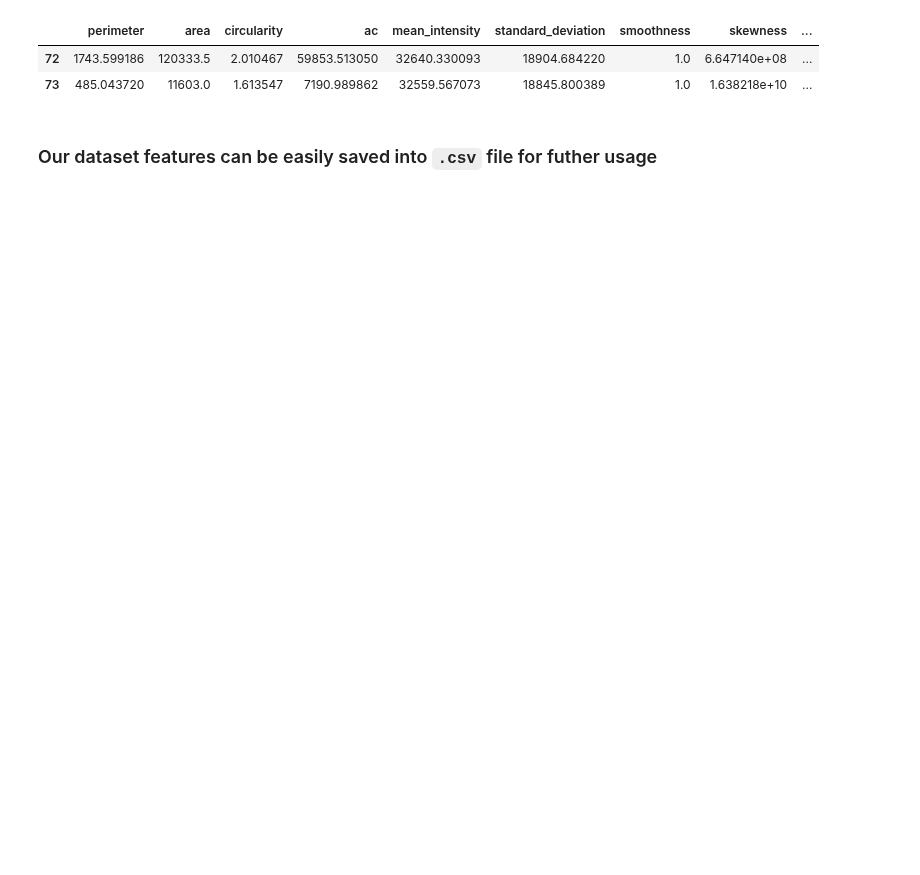
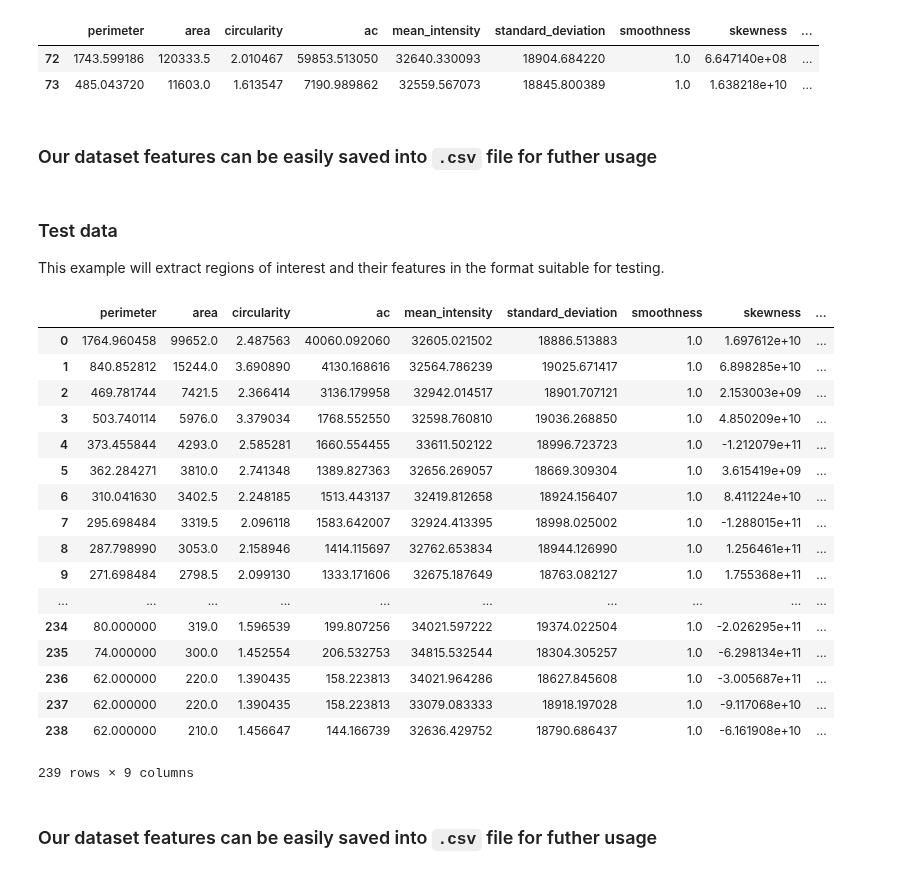
Before and after one commit to OlehKSS/IMMAS, a Jupyter notebook: examples/Features.ipynb, the cells around one changed output. Drawn from its saved outputs; the diff is of its cells as text; code cells hidden in the pictures; blank space fills up the shorter version.

```diff
--- a/examples/Features.ipynb
+++ b/examples/Features.ipynb
@@ -204,0 +252,28 @@ dataset_features.to_csv("./sample-features.csv")
+# %% [markdown]
+### Test data
+This example will extract regions of interest and their features in the format suitable for testing.
+# %%
+dataset_features_test = get_dataset_features(dataset, contour_max_number=None, train=False)
+
+dataset_features_test
+# %% [output]
+|  | perimeter | area | circularity | ac | mean_intensity | standard_deviation | smoothness | skewness | ... |
+| 0 | 1764.960458 | 99652.0 | 2.487563 | 40060.092060 | 32605.021502 | 18886.513883 | 1.0 | 1.697612e+10 | ... |
+| 1 | 840.852812 | 15244.0 | 3.690890 | 4130.168616 | 32564.786239 | 19025.671417 | 1.0 | 6.898285e+10 | ... |
+| 2 | 469.781744 | 7421.5 | 2.366414 | 3136.179958 | 32942.014517 | 18901.707121 | 1.0 | 2.153003e+09 | ... |
+| 3 | 503.740114 | 5976.0 | 3.379034 | 1768.552550 | 32598.760810 | 19036.268850 | 1.0 | 4.850209e+10 | ... |
+| 4 | 373.455844 | 4293.0 | 2.585281 | 1660.554455 | 33611.502122 | 18996.723723 | 1.0 | -1.212079e+11 | ... |
+| 5 | 362.284271 | 3810.0 | 2.741348 | 1389.827363 | 32656.269057 | 18669.309304 | 1.0 | 3.615419e+09 | ... |
+| 6 | 310.041630 | 3402.5 | 2.248185 | 1513.443137 | 32419.812658 | 18924.156407 | 1.0 | 8.411224e+10 | ... |
+| 7 | 295.698484 | 3319.5 | 2.096118 | 1583.642007 | 32924.413395 | 18998.025002 | 1.0 | -1.288015e+11 | ... |
+| 8 | 287.798990 | 3053.0 | 2.158946 | 1414.115697 | 32762.653834 | 18944.126990 | 1.0 | 1.256461e+11 | ... |
+| 9 | 271.698484 | 2798.5 | 2.099130 | 1333.171606 | 32675.187649 | 18763.082127 | 1.0 | 1.755368e+11 | ... |
+| ... | ... | ... | ... | ... | ... | ... | ... | ... | ... |
+| 234 | 80.000000 | 319.0 | 1.596539 | 199.807256 | 34021.597222 | 19374.022504 | 1.0 | -2.026295e+11 | ... |
+| 235 | 74.000000 | 300.0 | 1.452554 | 206.532753 | 34815.532544 | 18304.305257 | 1.0 | -6.298134e+11 | ... |
+| 236 | 62.000000 | 220.0 | 1.390435 | 158.223813 | 34021.964286 | 18627.845608 | 1.0 | -3.005687e+11 | ... |
+| 237 | 62.000000 | 220.0 | 1.390435 | 158.223813 | 33079.083333 | 18918.197028 | 1.0 | -9.117068e+10 | ... |
+| 238 | 62.000000 | 210.0 | 1.456647 | 144.166739 | 32636.429752 | 18790.686437 | 1.0 | -6.161908e+10 | ... |
+239 rows × 9 columns
+# %% [markdown]
+### Our dataset features can be easily saved into `.csv` file for futher usage
```
Also changed, not shown: parts of 23 cells of this notebook, 5 other files.
